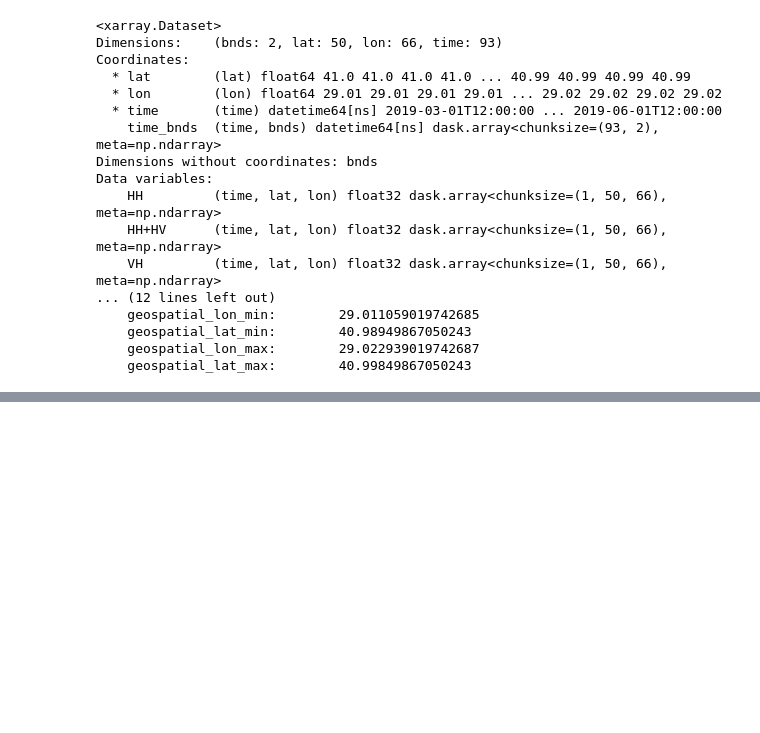
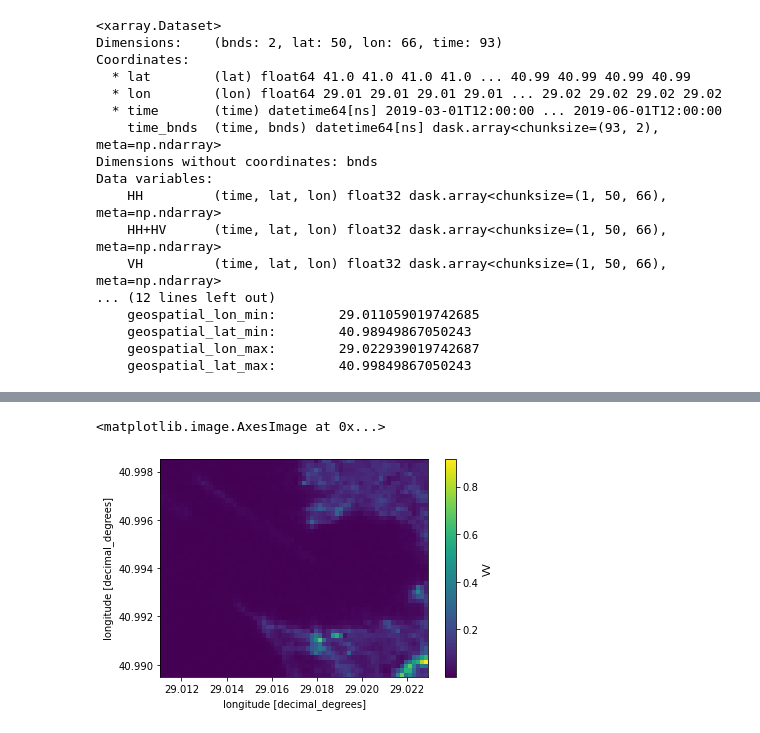
Before and after one commit to MichelDeudon/sentinel2-xcube-boat-detection, a Jupyter notebook: 7-Access_sentinel-1.ipynb, the cells around one changed output, grey strips where cells are left out. Cells and saved outputs as stored; diff of their text form; code cells hidden in the pictures; blank space fills up the shorter version.

```diff
--- a/7-Access_sentinel-1.ipynb
+++ b/7-Access_sentinel-1.ipynb
@@ -97,0 +103,5 @@ cube.VH.plot.imshow(col='time', col_wrap=4, cmap='Greys',vmax = 0.08)
+# %%
+cube.VV.min(dim = "time").plot.imshow()
+# %% [output]
+<matplotlib.image.AxesImage at 0x...>
+[figure, added]
```
Also changed, not shown: parts of 17 cells of this notebook.
